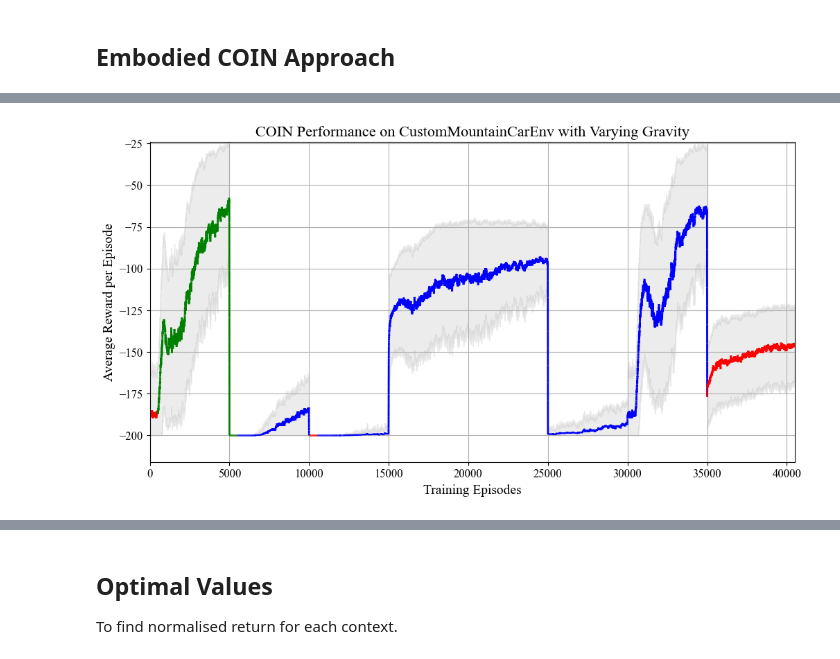
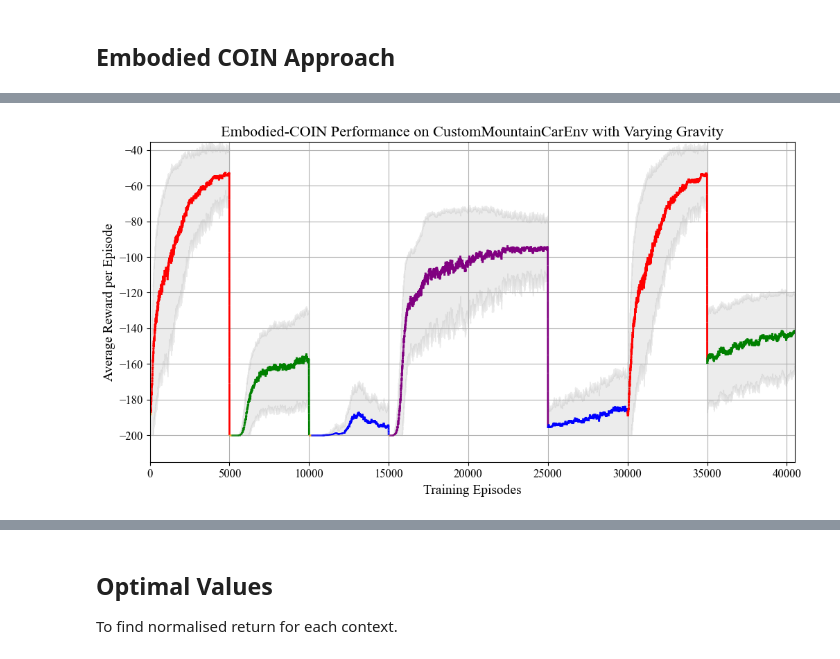
Before and after one commit to RichieRich2569/COINRL, a Jupyter notebook: new_figures.ipynb, the cells around one changed output, grey strips where cells are left out. Saved outputs shown, nothing was run; the diff lists cells and outputs as text; code cells hidden in the pictures.

```diff
--- a/new_figures.ipynb
+++ b/new_figures.ipynb
@@ -324,9 +325,13 @@ plt.show()
 ## COIN approach
 # %%
 # Set up p_context - from COIN
+mean_retention = 0.9425 # Low retention mean to quickly lead to stationary distribution
+precision_drift = 1/(1-mean_retention) # Precision for getting large stationary means (order 1) relative to our data
 coin_model = COIN(
     sigma_sensory_noise = 0.003,
     sigma_motor_noise = 0.00182,
+    prior_precision_drift = precision_drift,
+    prior_mean_retention = mean_retention,
 )
 
 # Simplify COIN calculation by assuming parameters stay the same every 500 episodes
@@ -345,7 +350,7 @@ p_temp[np.isnan(p_temp)] = 0.0
 p_contexts[:,-1] = 1 - np.sum(p_temp[:,:-1], axis=1)
 
 # Define coin_context, a variable length (N=len(param)), indicating the active context for each time point (index of p_context that is highest)
-coin_context = np.argmax(p_contexts[:,:-1], axis=1)
+coin_context = np.nanargmax(p_contexts, axis=1)
 
 def run_single_rep_coin_F7(rep_id, g, p_context):
     """
@@ -682,10 +718,6 @@ Loaded rewards (train + eval) from 'models/fig7_rewards_embodied_coin_per_rep.np
 # Extract mean rewards and std dev - smooth for plotting
 mean_rewards = np.convolve(rewards_F7_embodied_coin, np.ones(10)/10, mode='valid')
 std_rewards = np.convolve(rewards_F7_embodied_coin_std, np.ones(10)/10, mode='valid')
-# Plot training results and confidence region
-# Extract mean rewards and std dev - smooth for plotting
-mean_rewards = np.convolve(rewards_F7_coin[0], np.ones(10)/10, mode='valid')
-std_rewards = np.convolve(rewards_F7_coin[1], np.ones(10)/10, mode='valid')
 
 # coin_context must be trimmed to match the smoothed length
 ctx = coin_context[:len(mean_rewards)]
@@ -695,7 +727,8 @@ ctx_colors = {
     0: 'red',
     1: 'green',
     2: 'blue',
-    3: 'purple'
+    3: 'purple',
+    4: 'orange'
 }
 
 fig, ax = plt.subplots(figsize=(12, 6))
@@ -707,35 +740,35 @@ ax.fill_between(
     mean_rewards + std_rewards,
     color='grey',
     alpha=0.15
 )
 
 # --- plot mean reward with segment colouring using LineCollection ---
 x = np.arange(len(mean_rewards))
 y = mean_rewards
 
 # Build line segments between successive points
 points = np.column_stack((x, y))
 segments = np.stack([points[:-1], points[1:]], axis=1)
 
 # One colour per segment, based on context at the start of the segment
 segment_colors = [ctx_colors[c] for c in ctx[:-1]]
 
 lc = LineCollection(segments, colors=segment_colors, linewidths=2)
 ax.add_collection(lc)
 
 # Ensure axes limits cover the data
 ax.set_xlim(x.min(), x.max())
 ax.set_ylim((y - std_rewards).min(), (y + std_rewards).max())
 
 # --- formatting ---
-ax.set_title('COIN Performance on CustomMountainCarEnv with Varying Gravity')
+ax.set_title('Embodied-COIN Performance on CustomMountainCarEnv with Varying Gravity')
 ax.set_xlabel('Training Episodes')
 ax.set_ylabel('Average Reward per Episode')
 ax.grid(True)
 
 plt.show()
 # %% [output]
-[figure, old version]
+[figure, new version]
 # %%
 # Also evaluate the body agent (without training) for the parameter values
 def run_single_rep_body(rep_id, g, body_Q):
```
Also changed, not shown: parts of 26 cells of this notebook, 10 other files.
